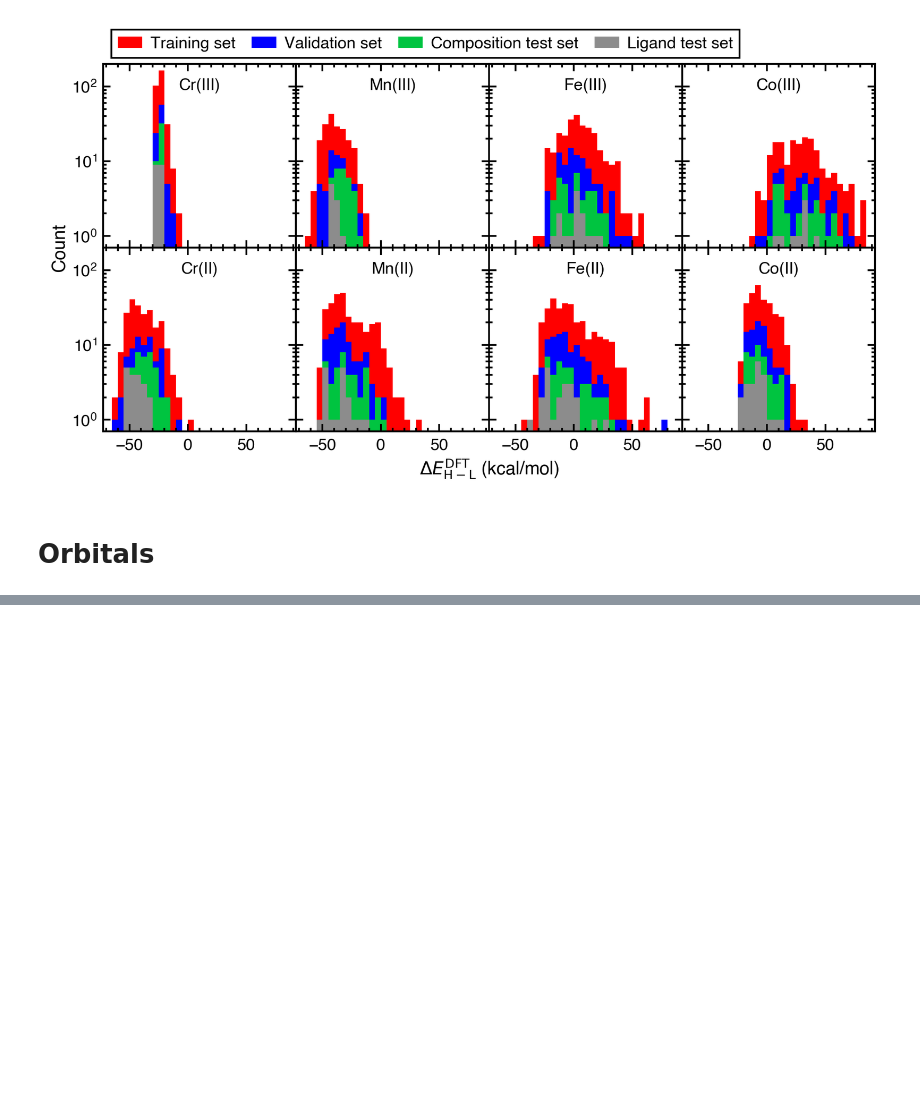
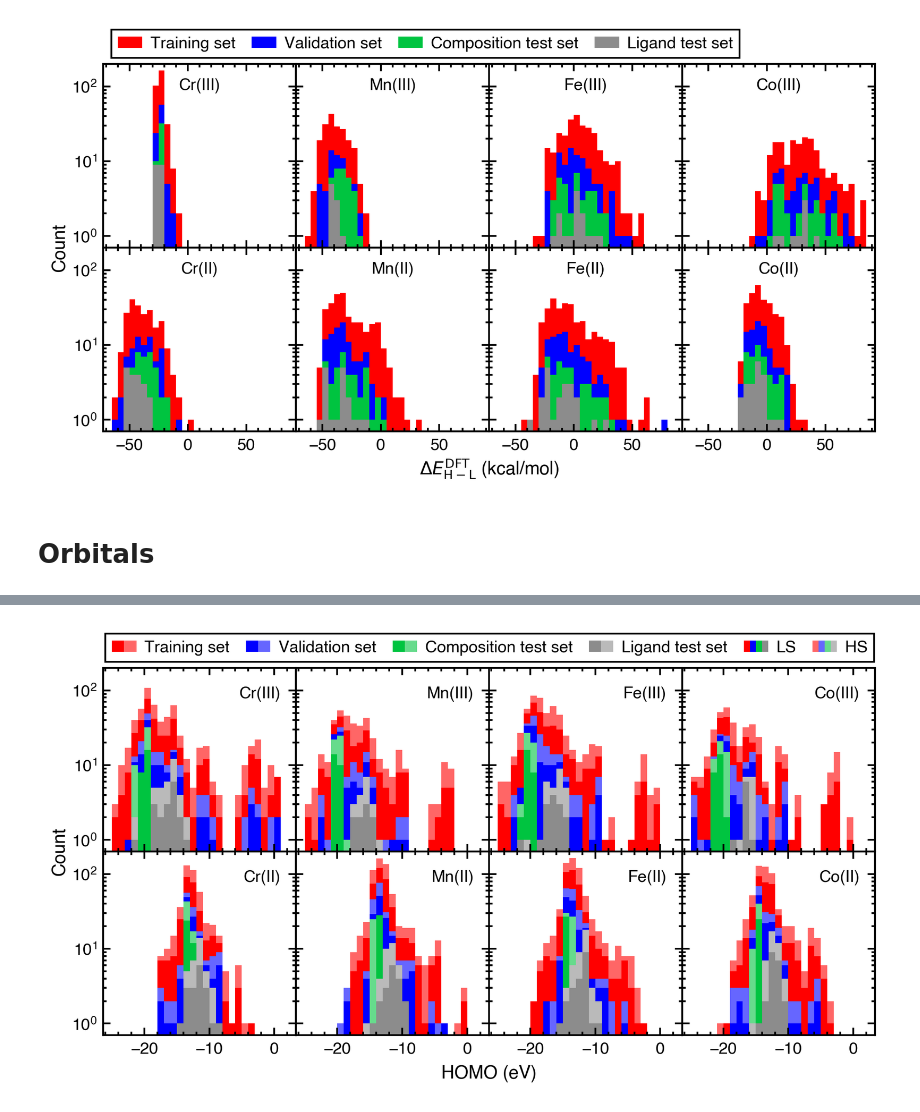
Before and after one commit to hjkgrp/many_body_ml, a Jupyter notebook: scripts_and_notebooks/plotting/histograms_target_data.ipynb, the cells around one changed output, grey strips where cells are left out. Cells and saved outputs as stored; diff of their text form; code cells hidden in the pictures; blank space fills up the shorter version.

Commit message:
New histograms of the frontier orbital targets

```diff
--- a/scripts_and_notebooks/plotting/histograms_target_data.ipynb
+++ b/scripts_and_notebooks/plotting/histograms_target_data.ipynb
@@ -9,13 +11,13 @@ plt.style.use("mbeml.mbeml")
 # %%
 data_dir = Path("../../data/")
 
-names = [
-    "training_data.csv",
-    "validation_data.csv",
-    "composition_test_data.csv",
-    "ligand_test_data.csv",
+df_names = [
+    "training_data",
+    "validation_data",
+    "composition_test_data",
+    "ligand_test_data",
 ]
-data_sets = [pd.read_csv(data_dir / name) for name in names]
+data_sets = [pd.read_csv(data_dir / f"{name}.csv") for name in df_names]
 # %%
 dataset_color_dict = {
     "Training set": "C0",
@@ -275,0 +221,10 @@ fig.savefig("plots/histogram_gap.pdf")
+# %%
+fig, ax = orbital_histogram(
+    ls_transform=lambda x: x[:, 0],
+    hs_transform=lambda x: x[:, 1],
+    bins=np.linspace(-25, 2, 28),
+    xlabel="HOMO (eV)",
+)
+fig.savefig("plots/histogram_homo.pdf")
+# %% [output]
+[figure, added]
```
Also changed, not shown: parts of 9 cells of this notebook, 3 other files.
